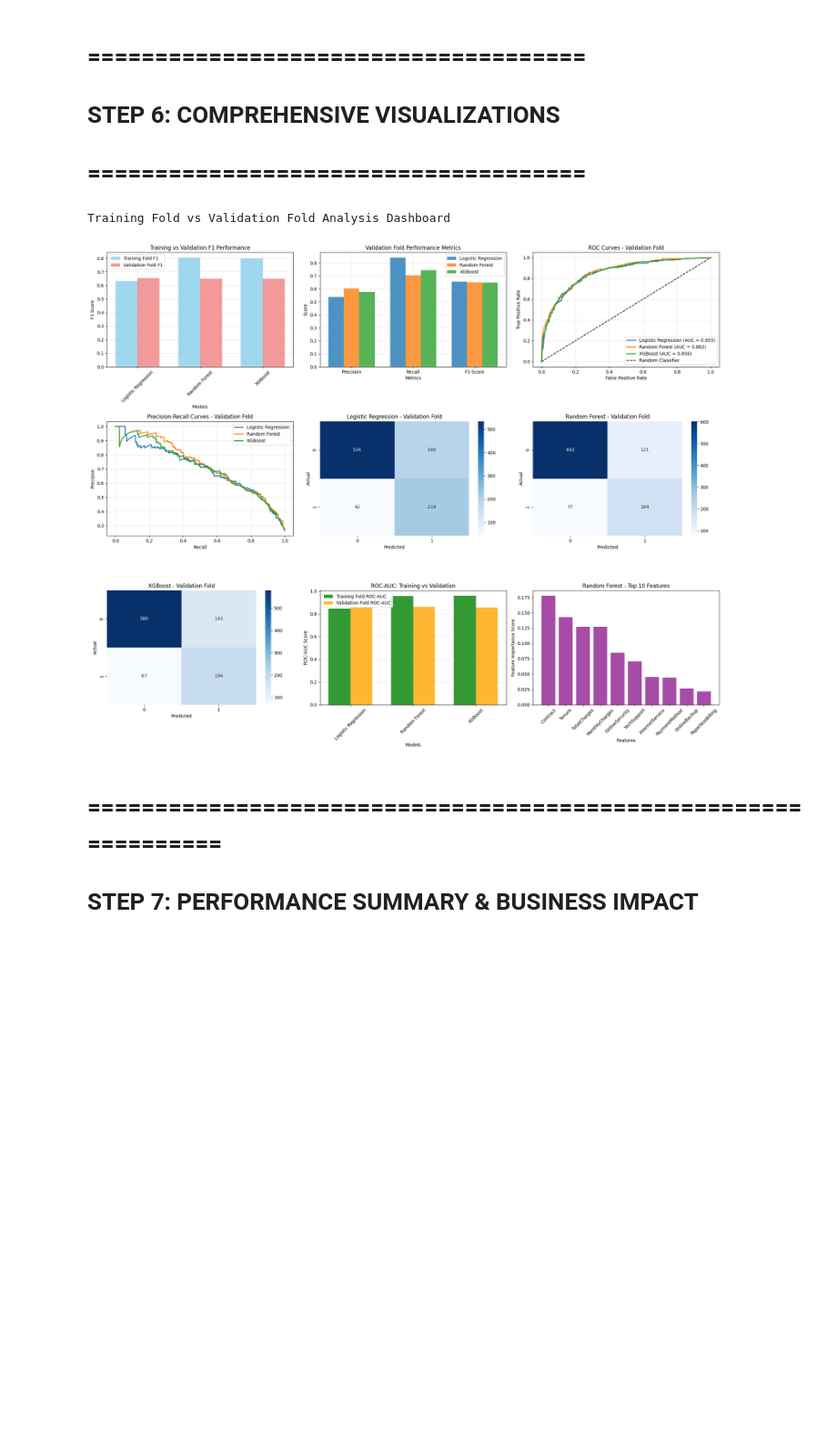
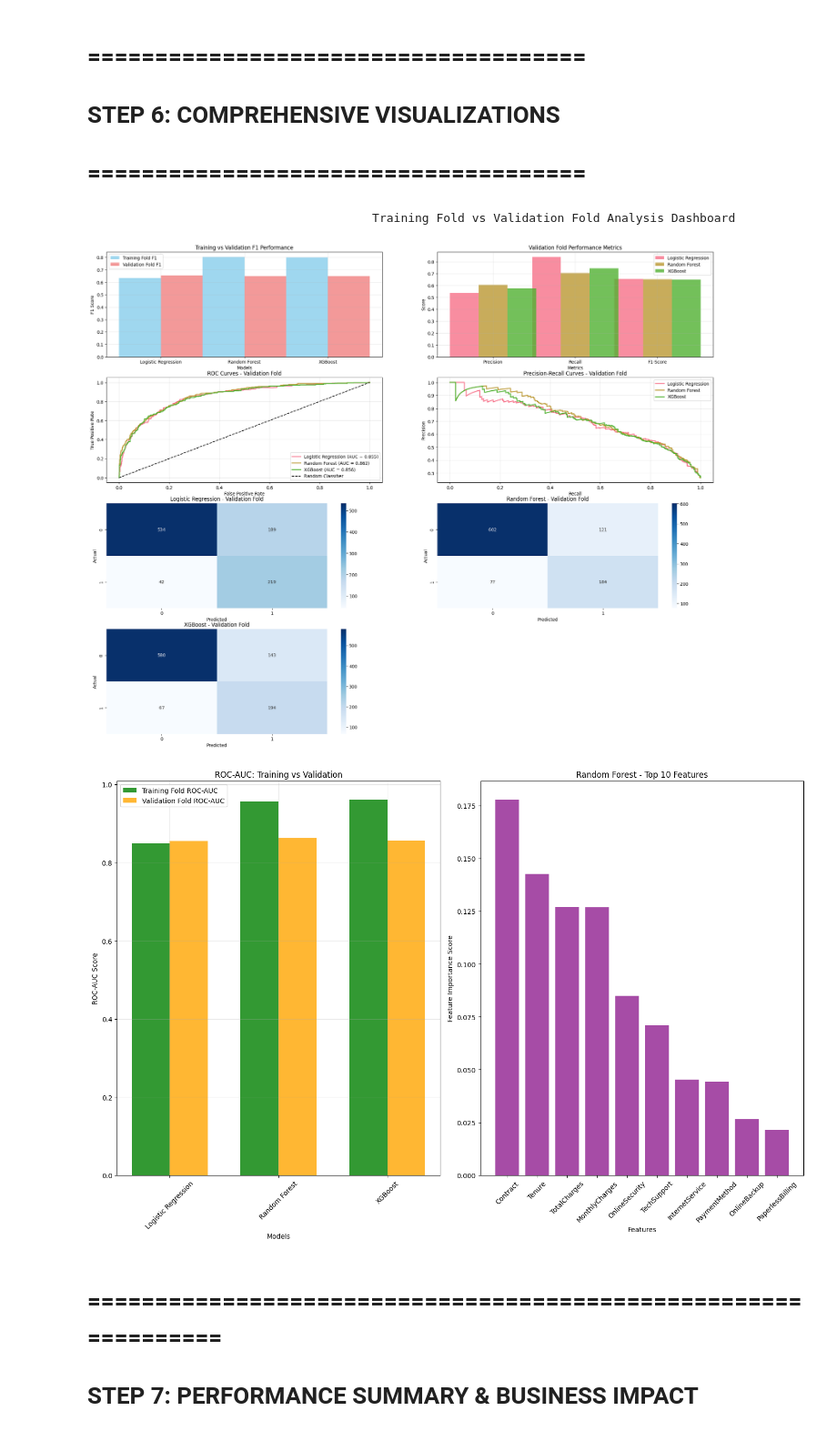
Before and after one commit to RetroAce0-0/Lam8da_2025, a Jupyter notebook: Lambda_Churn.ipynb, the cells around one changed output. Shown at 91% size. Cells and saved outputs as stored; diff of their text form; code cells hidden in the pictures; blank space fills up the shorter version.

```diff
--- a/Lambda_Churn.ipynb
+++ b/Lambda_Churn.ipynb
@@ -1168,18 +1168,18 @@ Model Configuration: LogisticRegression(class_weight='balanced', max_iter=1000,
 # STEP 6: COMPREHENSIVE VISUALIZATIONS
 # =====================================
 # %%
-print('Training Fold vs Validation Fold Analysis Dashboard')
+print('\t\t\t\t\tTraining Fold vs Validation Fold Analysis Dashboard')
 # Create comprehensive visualization dashboard for training fold vs validation fold
-fig = plt.figure(figsize=(20, 16))
+fig1 = plt.figure(figsize=(25, 20))
 
 # 1. Training vs Validation Performance Comparison
-ax1 = plt.subplot(3, 3, 1)
+ax1 = fig1.add_subplot(4, 2, 1) # Use add_subplot with the figure object
 model_names = [name for name, _ in models]
 train_f1_scores = [final_results[name]['train_f1'] for name in model_names]
 val_f1_scores = [final_results[name]['val_f1'] for name in model_names]
 
 x_pos = np.arange(len(model_names))
-width = 0.35
+width = 0.50
 
 ax1.bar(x_pos - width/2, train_f1_scores, width, label='Training Fold F1', alpha=0.8, color='skyblue')
 ax1.bar(x_pos + width/2, val_f1_scores, width, label='Validation Fold F1', alpha=0.8, color='lightcoral')
@@ -1187,15 +1187,15 @@ ax1.set_xlabel('Models')
 ax1.set_ylabel('F1 Score')
 ax1.set_title('Training vs Validation F1 Performance')
 ax1.set_xticks(x_pos)
-ax1.set_xticklabels(model_names, rotation=45)
+ax1.set_xticklabels(model_names, rotation=0)
 ax1.legend()
 ax1.grid(True, alpha=0.3)
 
 # 2. Validation Fold Performance Metrics Comparison
-ax2 = plt.subplot(3, 3, 2)
+ax2 = fig1.add_subplot(4, 2, 2) # Use add_subplot
 metrics = ['Precision', 'Recall', 'F1-Score']
 x_pos = np.arange(len(metrics))
-width = 0.25
+width = 0.35
 
 for i, name in enumerate(model_names):
     values = [final_results[name]['val_precision'],
@@ -1212,7 +1212,7 @@ ax2.legend()
 ax2.grid(True, alpha=0.3)
 
 # 3. ROC Curves for Validation Fold
-ax3 = plt.subplot(3, 3, 3)
+ax3 = fig1.add_subplot(4, 2, 3) # Use add_subplot
 for name in model_names:
     if final_results[name]['y_val_proba'] is not None:
         fpr, tpr, _ = roc_curve(y_val_fold, final_results[name]['y_val_proba'])
@@ -1227,7 +1227,7 @@ ax3.legend()
 ax3.grid(True, alpha=0.3)
 
 # 4. Precision-Recall Curves for Validation Fold
-ax4 = plt.subplot(3, 3, 4)
+ax4 = fig1.add_subplot(4, 2, 4) # Use add_subplot
 for name in model_names:
     if final_results[name]['y_val_proba'] is not None:
         precision_vals, recall_vals, _ = precision_recall_curve(y_val_fold, final_results[name]['y_val_proba'])
@@ -1241,15 +1241,18 @@ ax4.grid(True, alpha=0.3)
 
 # 5-7. Confusion Matrices for Validation Fold
 for i, name in enumerate(model_names):
-    ax = plt.subplot(3, 3, 5 + i)
+    ax = fig1.add_subplot(4, 2, 5 + i) # Use add_subplot
     cm = confusion_matrix(y_val_fold, final_results[name]['y_test_hat'])
     sns.heatmap(cm, annot=True, fmt='d', cmap='Blues', ax=ax)
     ax.set_title(f'{name} - Validation Fold')
     ax.set_xlabel('Predicted')
     ax.set_ylabel('Actual')
 
+# --- Figure 2: ROC-AUC and Feature Importance ---
+fig2 = plt.figure(figsize=(15, 10)) # New figure, adjusted size for 2 plots
+
 # 8. ROC-AUC Comparison (Training vs Validation)
-ax8 = plt.subplot(3, 3, 8)
+ax8 = fig2.add_subplot(1, 2, 1) # 1 row, 2 columns, position 1
 train_roc_scores = [final_results[name]['train_roc'] for name in model_names if final_results[name]['train_roc'] is not None]
 val_roc_scores = [final_results[name]['val_roc'] for name in model_names if final_results[name]['val_roc'] is not None]
 valid_models = [name for name in model_names if final_results[name]['train_roc'] is not None]
@@ -1269,7 +1272,7 @@ if train_roc_scores and val_roc_scores:
     ax8.grid(True, alpha=0.3)
 
 # 9. Feature Importance (for applicable models)
-ax9 = plt.subplot(3, 3, 9)
+ax9 = fig2.add_subplot(1, 2, 2) # 1 row, 2 columns, position 2
 feature_names = X.columns.tolist()
 
 # Show Random Forest feature importance if available
@@ -1293,4 +1296,5 @@ Training Fold vs Validation Fold Analysis Dashboard
-[figure, old version]
+[figure, new version]
+[figure, added]
 # %% [markdown]
 # ===============================================================
 # STEP 7: PERFORMANCE SUMMARY & BUSINESS IMPACT ANALYSIS
```
Also changed, not shown: parts of 6 cells of this notebook.
